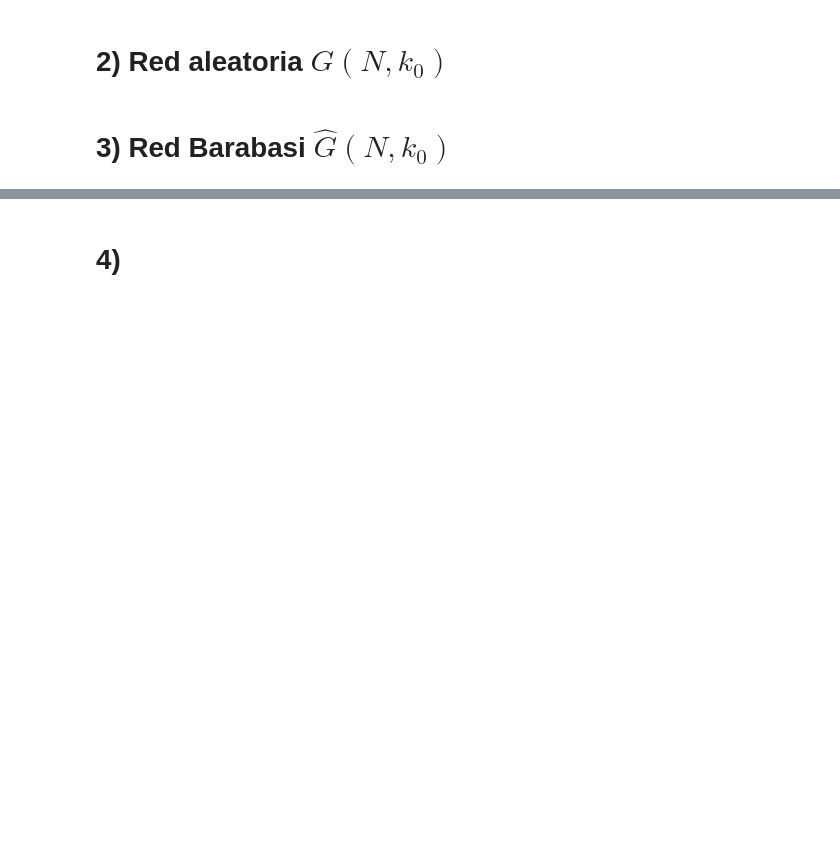
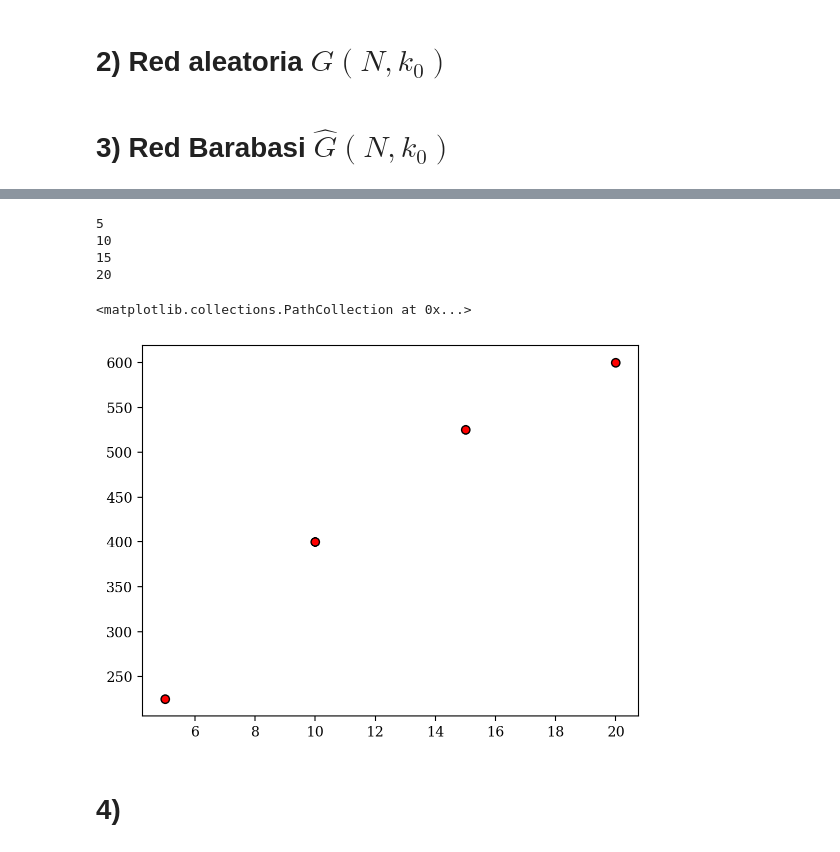
Before and after one commit to facundojgarcia02/CoNet, a Jupyter notebook: TP4/TP4.ipynb, the cells around one changed output, grey strips where cells are left out. Drawn from its saved outputs; the diff is of its cells as text; code cells hidden in the pictures; blank space fills up the shorter version.

```diff
--- a/TP4/TP4.ipynb
+++ b/TP4/TP4.ipynb
@@ -176,2 +225,17 @@ Ordenada al origen = 9860.452366533566 (Esperado 0)
+# %%
+m_vals = []
+for k0 in tqdm(k0_arr):
+        print(k0)
+        G = nx.barabasi_albert_graph(50, k0)
+        m = len(list(G.edges()))
+        m_vals.append(m)
+plt.scatter(k0_arr, m_vals, color = "red", label = "Valores obtenidos", ec="black")
+# %% [output]
+5
+10
+15
+20
+<matplotlib.collections.PathCollection at 0x...>
+[figure, added]
 # %% [markdown]
 # 4)
```
Also changed, not shown: parts of 16 cells of this notebook, 2 other files.
